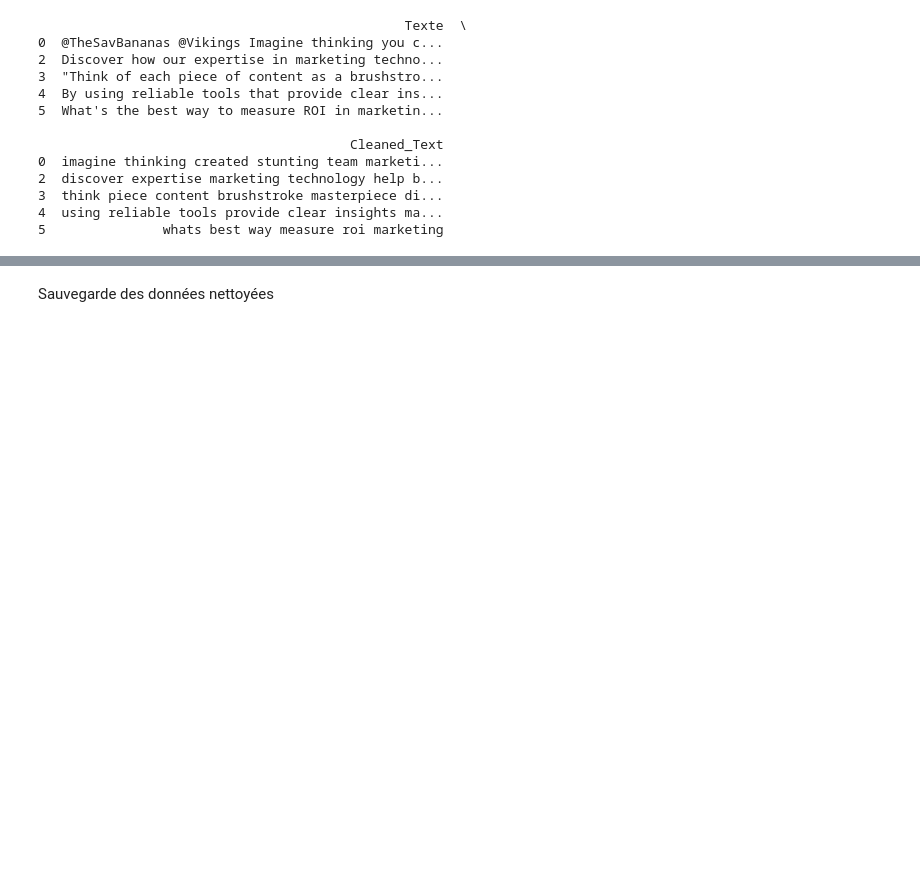
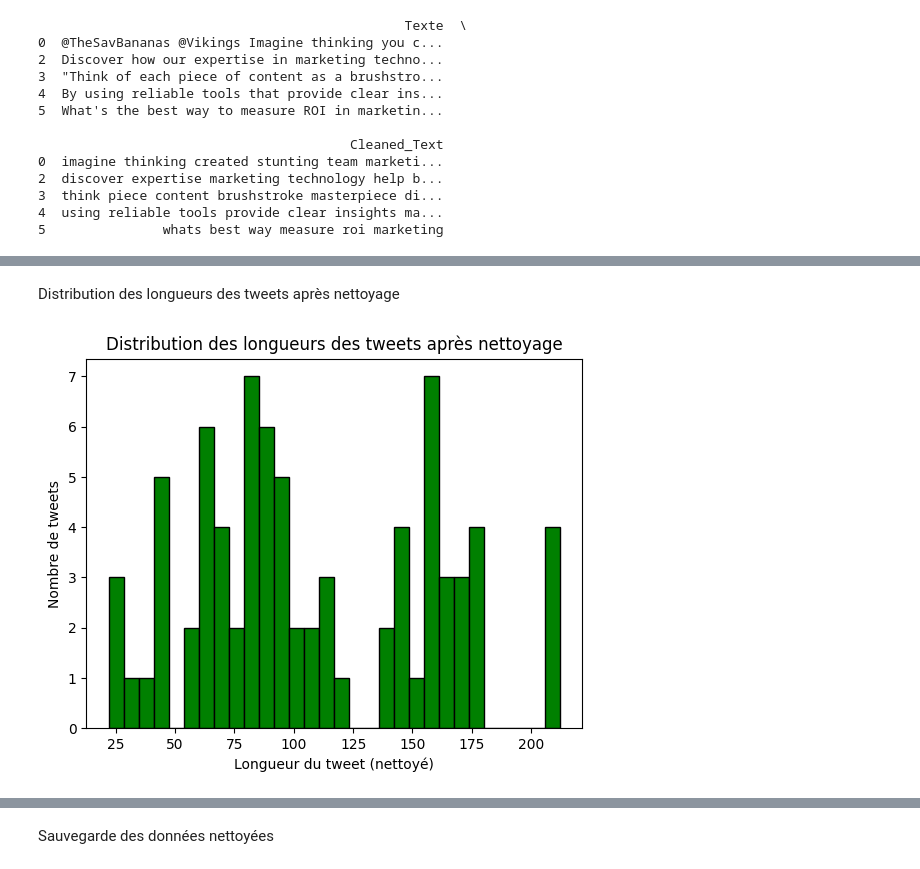
Before and after one commit to traorekitio/projet-analyse-sentiments, a Jupyter notebook: notebooks/data_cleaning_and_visualization.ipynb, the cells around one changed output, grey strips where cells are left out. Saved outputs shown, nothing was run; the diff lists cells and outputs as text; code cells hidden in the pictures; blank space fills up the shorter version.

```diff
--- a/notebooks/data_cleaning_and_visualization.ipynb
+++ b/notebooks/data_cleaning_and_visualization.ipynb
@@ -268,0 +271,11 @@ Nouvelles dimensions des données : (78, 6)
+# %% [markdown]
+Distribution des longueurs des tweets après nettoyage
+# %%
+plt.hist(data['Cleaned_Text'].str.len(), bins=30, color='green', edgecolor='black')
+plt.title("Distribution des longueurs des tweets après nettoyage")
+plt.xlabel("Longueur du tweet (nettoyé)")
+plt.ylabel("Nombre de tweets")
+plt.savefig('../outputs/cleaned_tweet_length_distribution.png')
+plt.show()
+# %% [output]
+[figure, added]
```
Also changed, not shown: parts of 12 cells of this notebook, 2 other files.
